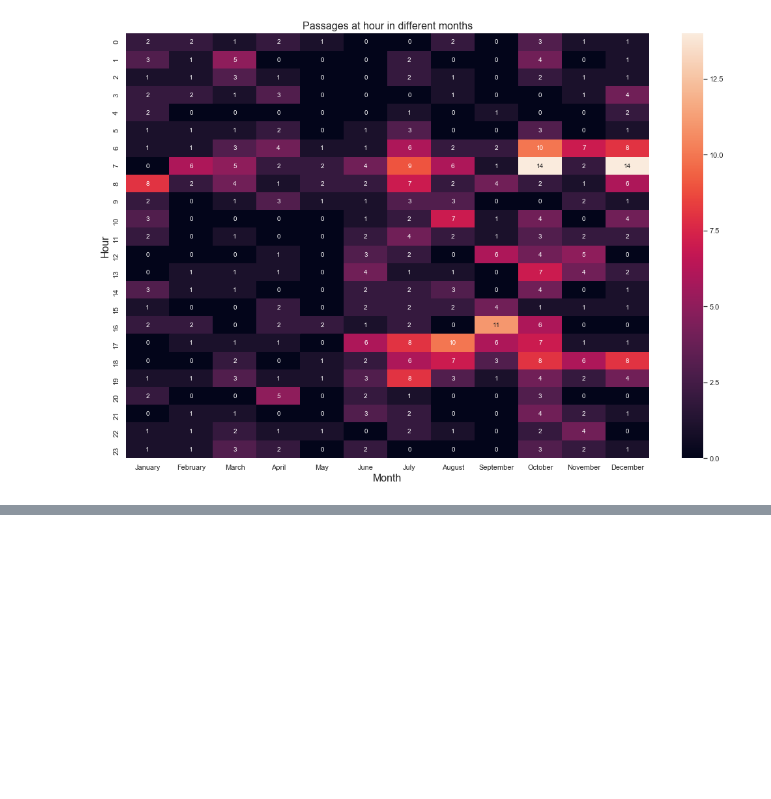
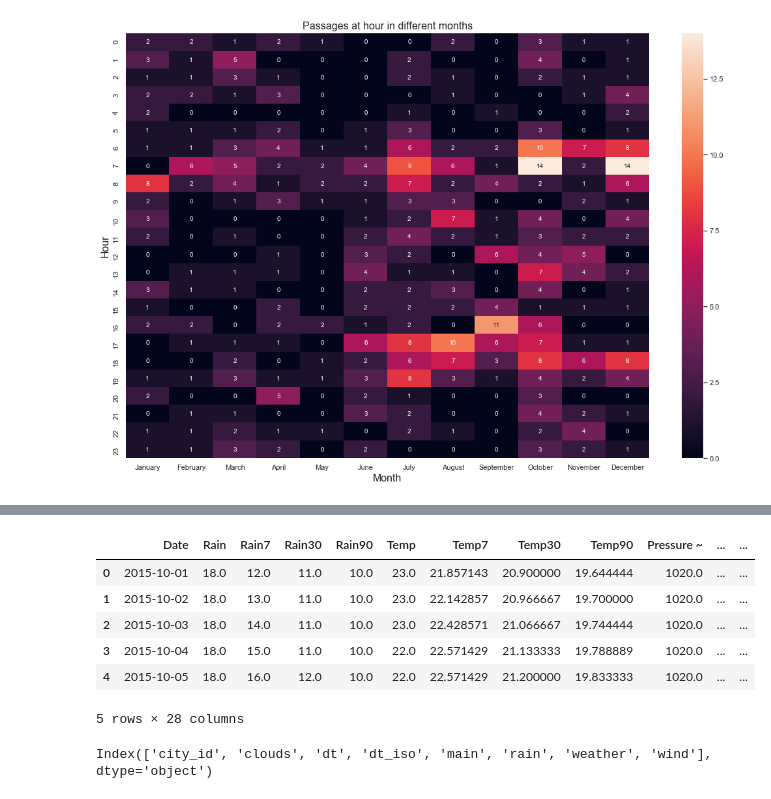
Before and after one commit to maxlund/johannas, a Jupyter notebook: johannas.ipynb, the cells around one changed output, grey strips where cells are left out. Cells and saved outputs as stored; diff of their text form; code cells hidden in the pictures; blank space fills up the shorter version.

```diff
--- a/johannas.ipynb
+++ b/johannas.ipynb
@@ -392,3 +392,6 @@ _=ax.set_xticklabels(
 )
 # %% [output]
 [figure]
+# %%
+xls = pd.ExcelFile('weather.xlsx')
+we = pd.read_excel(xls, 'Daily Weather')
@@ -394,0 +407,10 @@ _=ax.set_xticklabels(
+# %%
+we.head()
+# %% [output]
+|  | Date | Rain | Rain7 | Rain30 | Rain90 | Temp | Temp7 | Temp30 | Temp90 | Pressure ~ | ... | ... |
+| 0 | 2015-10-01 | 18.0 | 12.0 | 11.0 | 10.0 | 23.0 | 21.857143 | 20.900000 | 19.644444 | 1020.0 | ... | ... |
+| 1 | 2015-10-02 | 18.0 | 13.0 | 11.0 | 10.0 | 23.0 | 22.142857 | 20.966667 | 19.700000 | 1020.0 | ... | ... |
+| 2 | 2015-10-03 | 18.0 | 14.0 | 11.0 | 10.0 | 23.0 | 22.428571 | 21.066667 | 19.744444 | 1020.0 | ... | ... |
+| 3 | 2015-10-04 | 18.0 | 15.0 | 11.0 | 10.0 | 22.0 | 22.571429 | 21.133333 | 19.788889 | 1020.0 | ... | ... |
+| 4 | 2015-10-05 | 18.0 | 16.0 | 12.0 | 10.0 | 22.0 | 22.571429 | 21.200000 | 19.833333 | 1020.0 | ... | ... |
+5 rows × 28 columns
@@ -394,0 +421,4 @@ _=ax.set_xticklabels(
+# %%
+we_n.columns
+# %% [output]
+Index(['city_id', 'clouds', 'dt', 'dt_iso', 'main', 'rain', 'weather', 'wind'], dtype='object')
```
Also changed, not shown: parts of 3 cells of this notebook.
